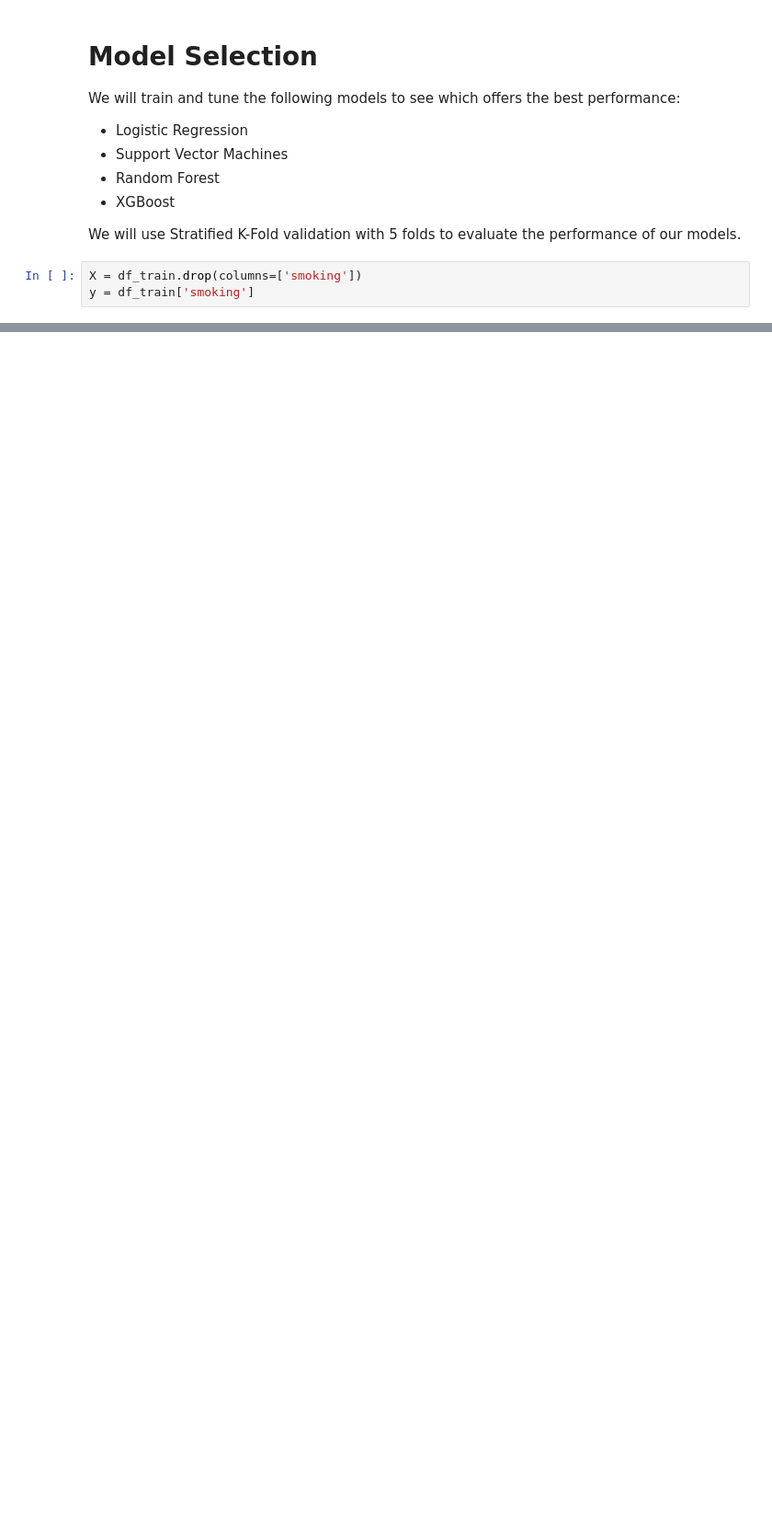
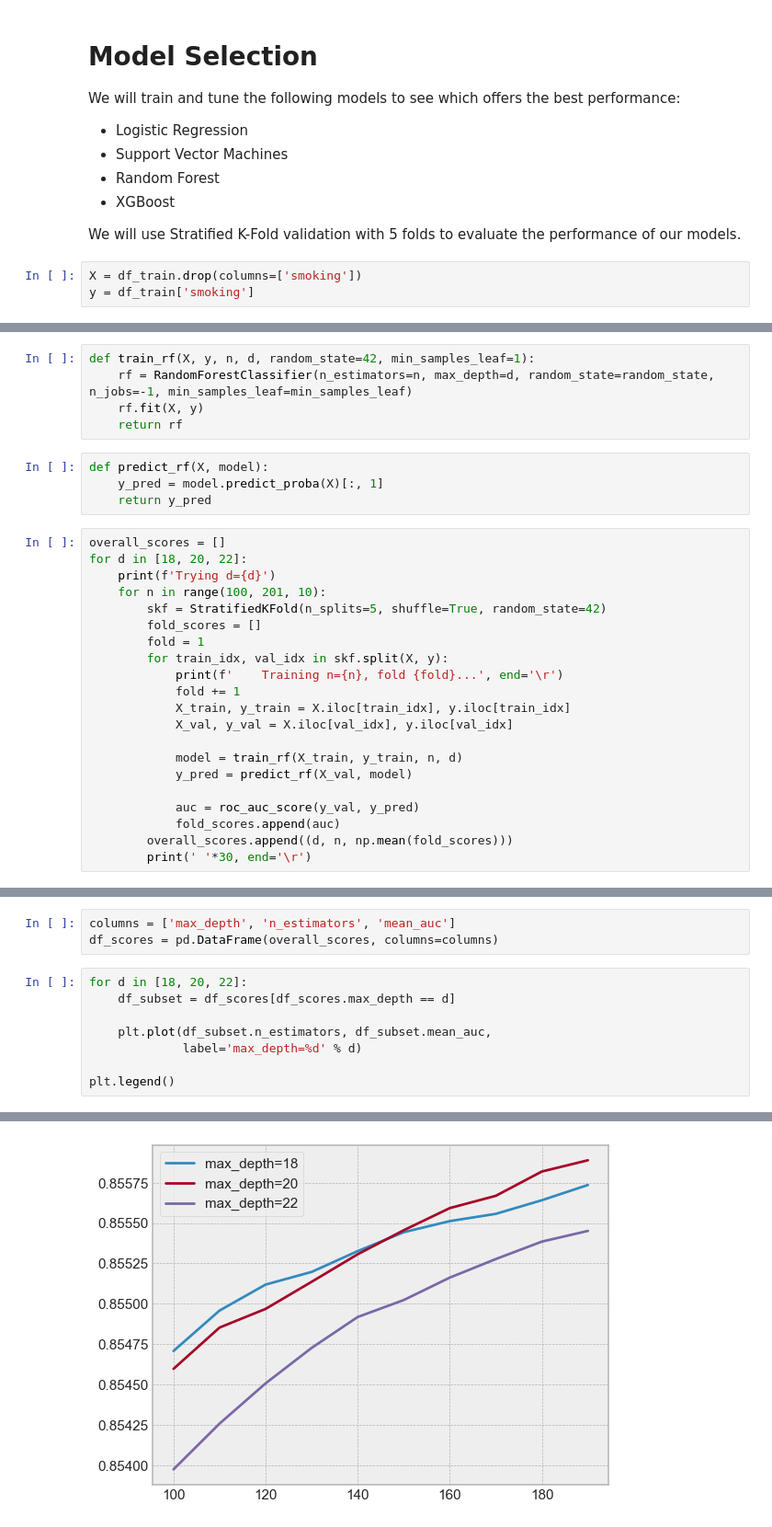
Before and after one commit to Koda98/smoker-status-prediction, a Jupyter notebook: notebook.ipynb, the cells around one changed output, grey strips where cells are left out. Shown at 92% size. Drawn from its saved outputs; the diff is of its cells as text; blank space fills up the shorter version.

Commit message:
added random forest to notebook

```diff
--- a/notebook.ipynb
+++ b/notebook.ipynb
@@ -465,0 +462,30 @@ Logistic Regression with log transform
+# %%
+def train_rf(X, y, n, d, random_state=42, min_samples_leaf=1):
+    rf = RandomForestClassifier(n_estimators=n, max_depth=d, random_state=random_state, n_jobs=-1, min_samples_leaf=min_samples_leaf)
+    rf.fit(X, y)
+    return rf
+# %%
+def predict_rf(X, model):
+    y_pred = model.predict_proba(X)[:, 1]
+    return y_pred
+# %%
+overall_scores = []
+for d in [18, 20, 22]:
+    print(f'Trying d={d}')
+    for n in range(100, 201, 10):
+        skf = StratifiedKFold(n_splits=5, shuffle=True, random_state=42)
+        fold_scores = []
+        fold = 1
+        for train_idx, val_idx in skf.split(X, y):
+            print(f'    Training n={n}, fold {fold}...', end='\r')
+            fold += 1
+            X_train, y_train = X.iloc[train_idx], y.iloc[train_idx]
+            X_val, y_val = X.iloc[val_idx], y.iloc[val_idx]
+
+            model = train_rf(X_train, y_train, n, d)
+            y_pred = predict_rf(X_val, model)
+
+            auc = roc_auc_score(y_val, y_pred)
+            fold_scores.append(auc)
+        overall_scores.append((d, n, np.mean(fold_scores)))
+        print(' '*30, end='\r')
@@ -465,0 +496,12 @@ Logistic Regression with log transform
+# %%
+columns = ['max_depth', 'n_estimators', 'mean_auc']
+df_scores = pd.DataFrame(overall_scores, columns=columns)
+# %%
+for d in [18, 20, 22]:
+    df_subset = df_scores[df_scores.max_depth == d]
+
+    plt.plot(df_subset.n_estimators, df_subset.mean_auc,
+             label='max_depth=%d' % d)
+
+plt.legend()
+# %% [output]
@@ -465,0 +509 @@ Logistic Regression with log transform
+[figure, added]
```
Also changed, not shown: parts of 19 cells of this notebook, 1 other file.
